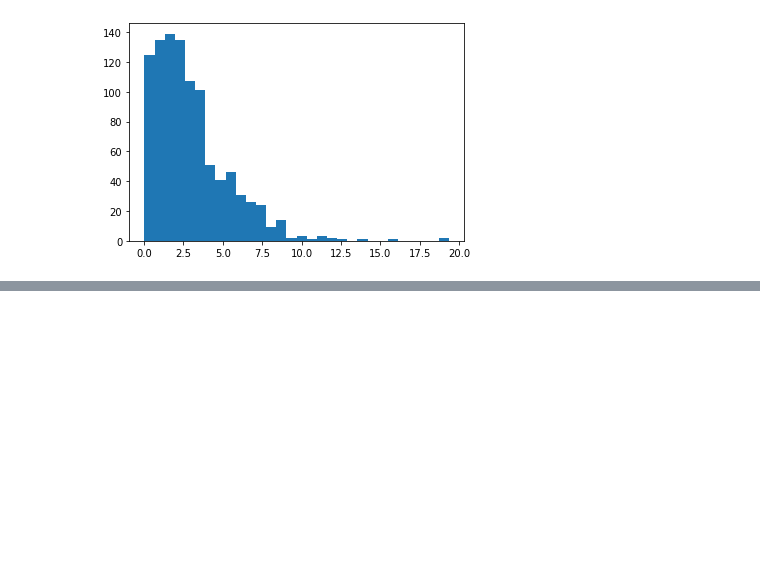
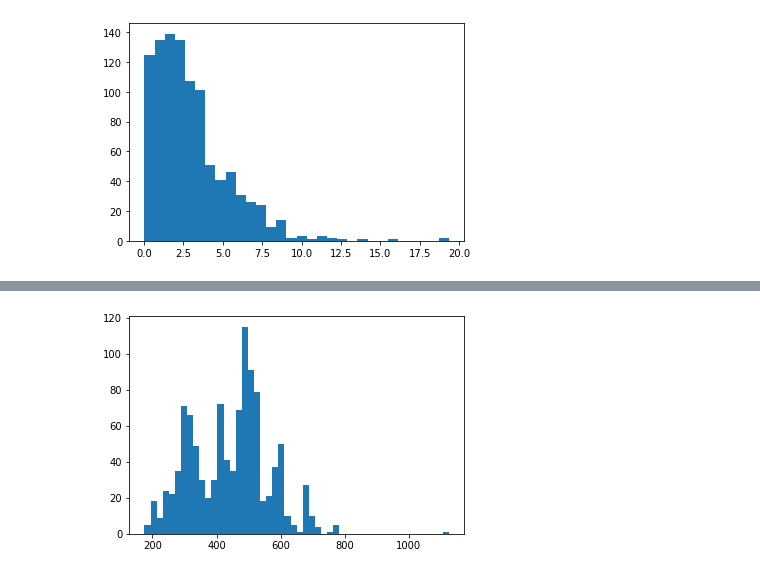
Before and after one commit to seoinhyeok96/python_data_class, a Jupyter notebook: 기초통계 수업 /3 day.ipynb, the cells around one changed output, grey strips where cells are left out. Drawn from its saved outputs; the diff is of its cells as text; code cells hidden in the pictures; blank space fills up the shorter version.

```diff
--- a/기초통계 수업 /3 day.ipynb
+++ b/기초통계 수업 /3 day.ipynb
@@ -33,0 +38,2 @@ plt.show()
+# %%
+df=pd.read_csv("PokemonDb.csv")
@@ -33,0 +56,5 @@ plt.show()
+# %%
+plt.hist(df['Total'],bins=50)
+plt.show()
+# %% [output]
+[figure, added]
```
Also changed, not shown: parts of 6 cells of this notebook, 1 other file.
